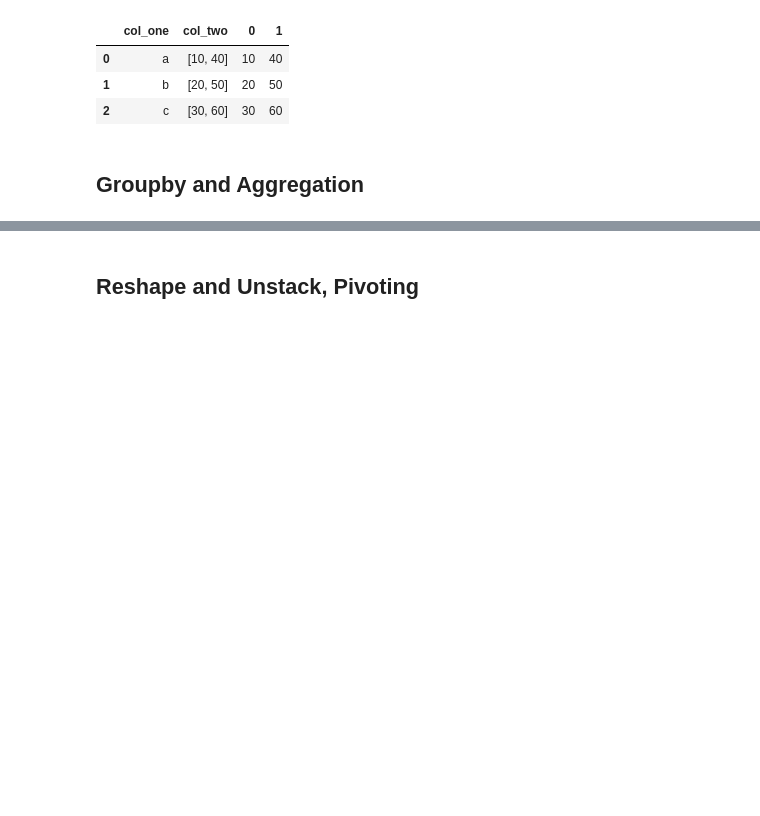
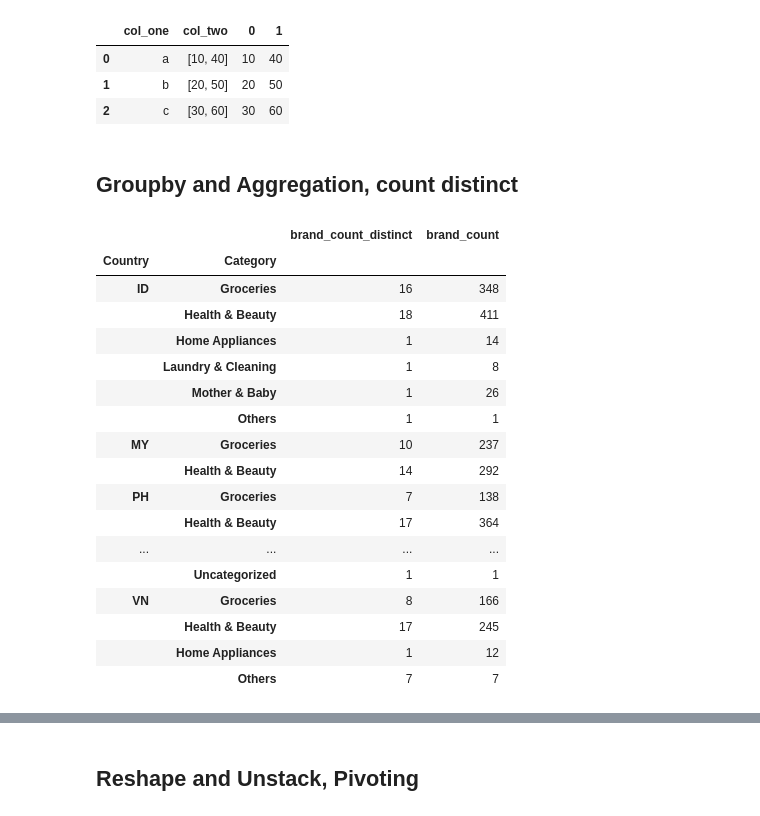
Before and after one commit to khzt2004/Python, a Jupyter notebook: Pandas_Notebook_Reference.ipynb, the cells around one changed output, grey strips where cells are left out. Drawn from its saved outputs; the diff is of its cells as text; code cells hidden in the pictures; blank space fills up the shorter version.

```diff
--- a/Pandas_Notebook_Reference.ipynb
+++ b/Pandas_Notebook_Reference.ipynb
@@ -430,7 +430,34 @@ pd.concat([df1, df_new], axis='columns')
 | 1 | b | [20, 50] | 20 | 50 |
 | 2 | c | [30, 60] | 30 | 60 |
 # %% [markdown]
-## Groupby and Aggregation
+## Groupby and Aggregation, count distinct
+# %%
+cr_distinct_brand = filter_df.groupby(['Country', 'Category']).agg(
+    brand_count_distinct=pd.NamedAgg(column='Brand', aggfunc='nunique'),
+    brand_count=pd.NamedAgg(column='Brand', aggfunc='count')
+)
+
+
+cr_distinct_brand
+# %% [output]
+|  |  | brand_count_distinct | brand_count |
+| Country | Category |  |  |
+| ID | Groceries | 16 | 348 |
+|  | Health & Beauty | 18 | 411 |
+|  | Home Appliances | 1 | 14 |
+|  | Laundry & Cleaning | 1 | 8 |
+|  | Mother & Baby | 1 | 26 |
+|  | Others | 1 | 1 |
+| MY | Groceries | 10 | 237 |
+|  | Health & Beauty | 14 | 292 |
+| PH | Groceries | 7 | 138 |
+|  | Health & Beauty | 17 | 364 |
+| ... | ... | ... | ... |
+|  | Uncategorized | 1 | 1 |
+| VN | Groceries | 8 | 166 |
+|  | Health & Beauty | 17 | 245 |
+|  | Home Appliances | 1 | 12 |
+|  | Others | 7 | 7 |
 # %%
 cr = filter_df.groupby(['Month', 'Brand', 'Country']).agg({'NMV': ['sum'], 'Item': ['sum'], 'PV': ['sum']})
 cr.head()
```
Also changed, not shown: parts of 4 cells of this notebook.
